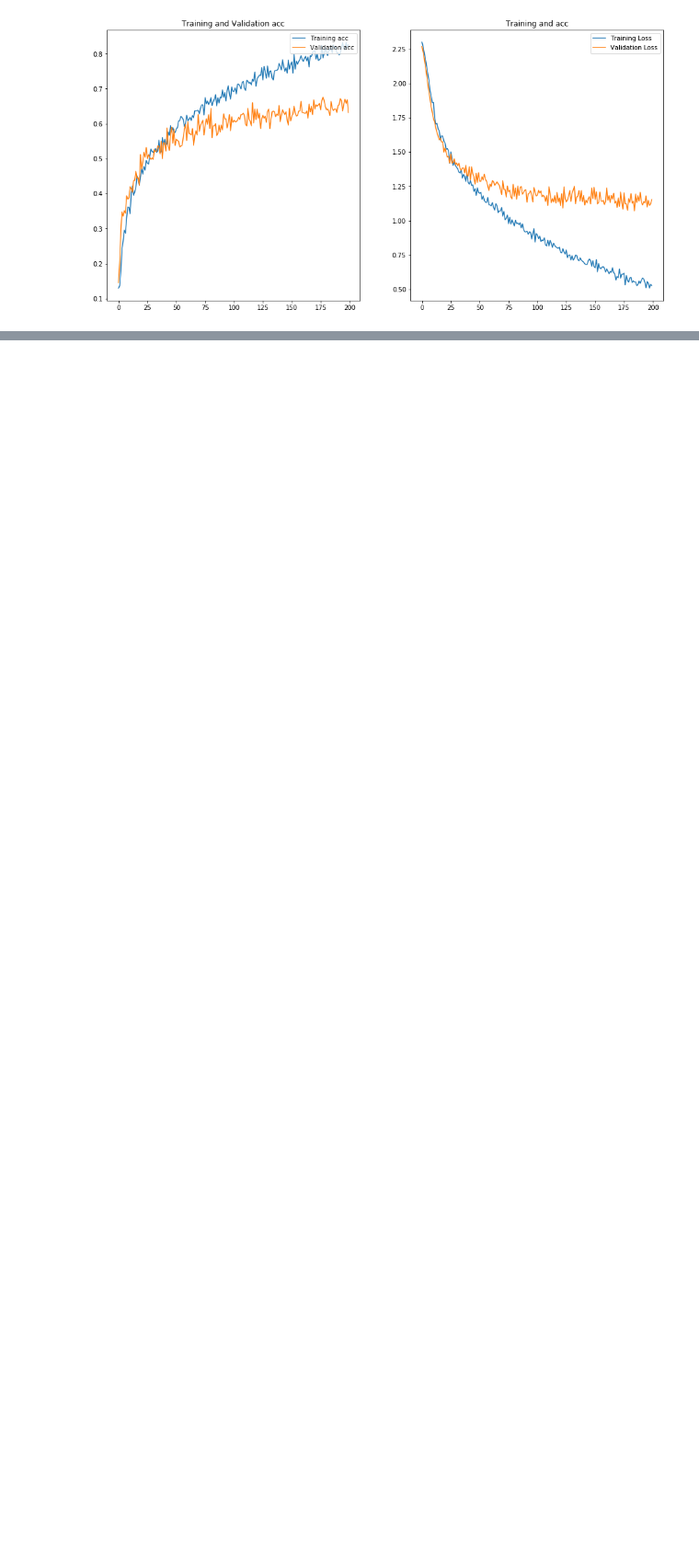
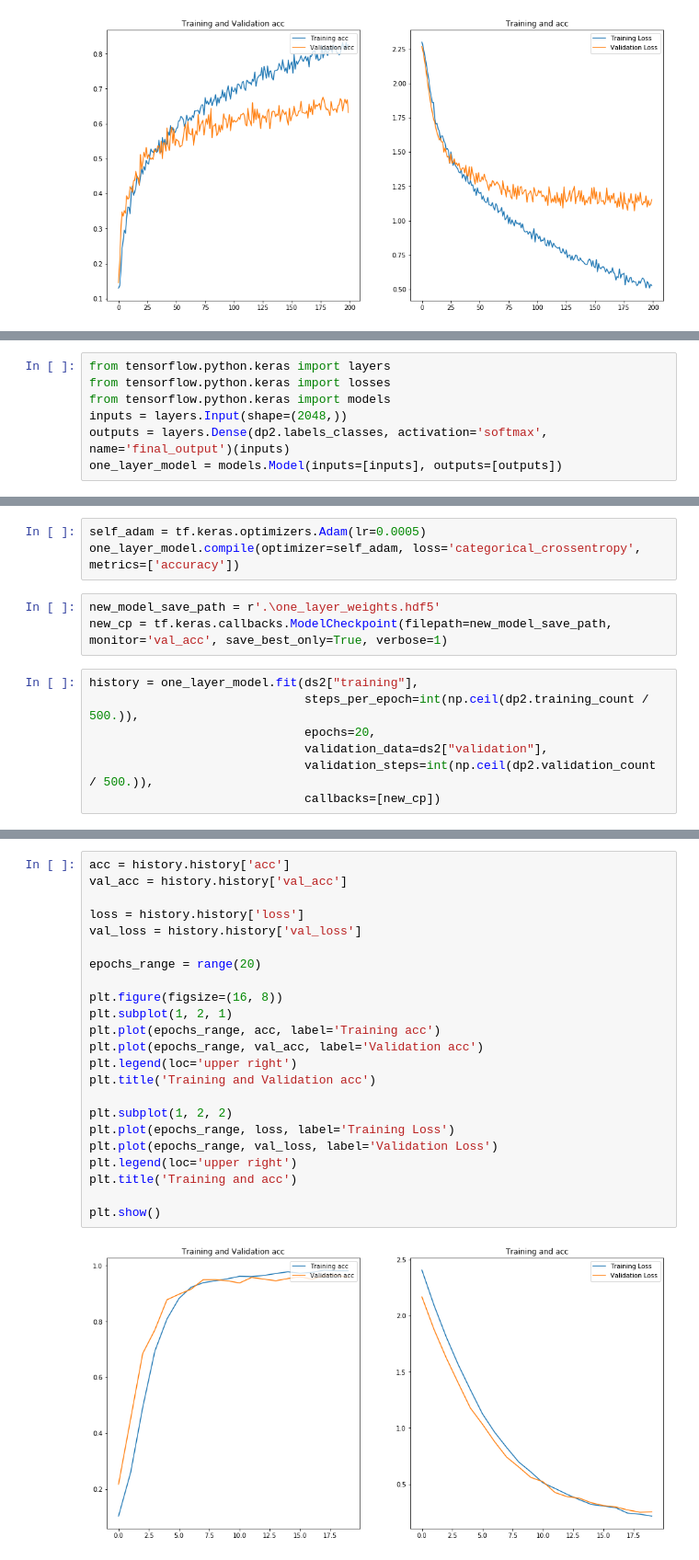
Before and after one commit to BrefCool/SimpleImgClassifier, a Jupyter notebook: demo.ipynb, the cells around one changed output, grey strips where cells are left out. Shown: that part at 92% size. Saved outputs shown, nothing was run; the diff lists cells and outputs as text; blank space fills up the shorter version.

```diff
--- a/demo.ipynb
+++ b/demo.ipynb
@@ -167,0 +252,7 @@ plt.show()
+# %%
+from tensorflow.python.keras import layers
+from tensorflow.python.keras import losses
+from tensorflow.python.keras import models
+inputs = layers.Input(shape=(2048,))
+outputs = layers.Dense(dp2.labels_classes, activation='softmax', name='final_output')(inputs)
+one_layer_model = models.Model(inputs=[inputs], outputs=[outputs])
@@ -167,0 +273,13 @@ plt.show()
+# %%
+self_adam = tf.keras.optimizers.Adam(lr=0.0005)
+one_layer_model.compile(optimizer=self_adam, loss='categorical_crossentropy', metrics=['accuracy'])
+# %%
+new_model_save_path = r'.\one_layer_weights.hdf5'
+new_cp = tf.keras.callbacks.ModelCheckpoint(filepath=new_model_save_path, monitor='val_acc', save_best_only=True, verbose=1)
+# %%
+history = one_layer_model.fit(ds2["training"],
+                              steps_per_epoch=int(np.ceil(dp2.training_count / 500.)),
+                              epochs=20,
+                              validation_data=ds2["validation"],
+                              validation_steps=int(np.ceil(dp2.validation_count / 500.)),
+                              callbacks=[new_cp])
@@ -167,0 +304,25 @@ plt.show()
+# %%
+acc = history.history['acc']
+val_acc = history.history['val_acc']
+
+loss = history.history['loss']
+val_loss = history.history['val_loss']
+
+epochs_range = range(20)
+
+plt.figure(figsize=(16, 8))
+plt.subplot(1, 2, 1)
+plt.plot(epochs_range, acc, label='Training acc')
+plt.plot(epochs_range, val_acc, label='Validation acc')
+plt.legend(loc='upper right')
+plt.title('Training and Validation acc')
+
+plt.subplot(1, 2, 2)
+plt.plot(epochs_range, loss, label='Training Loss')
+plt.plot(epochs_range, val_loss, label='Validation Loss')
+plt.legend(loc='upper right')
+plt.title('Training and acc')
+
+plt.show()
+# %% [output]
+[figure, added]
```
Also changed, not shown: parts of 28 cells of this notebook.
